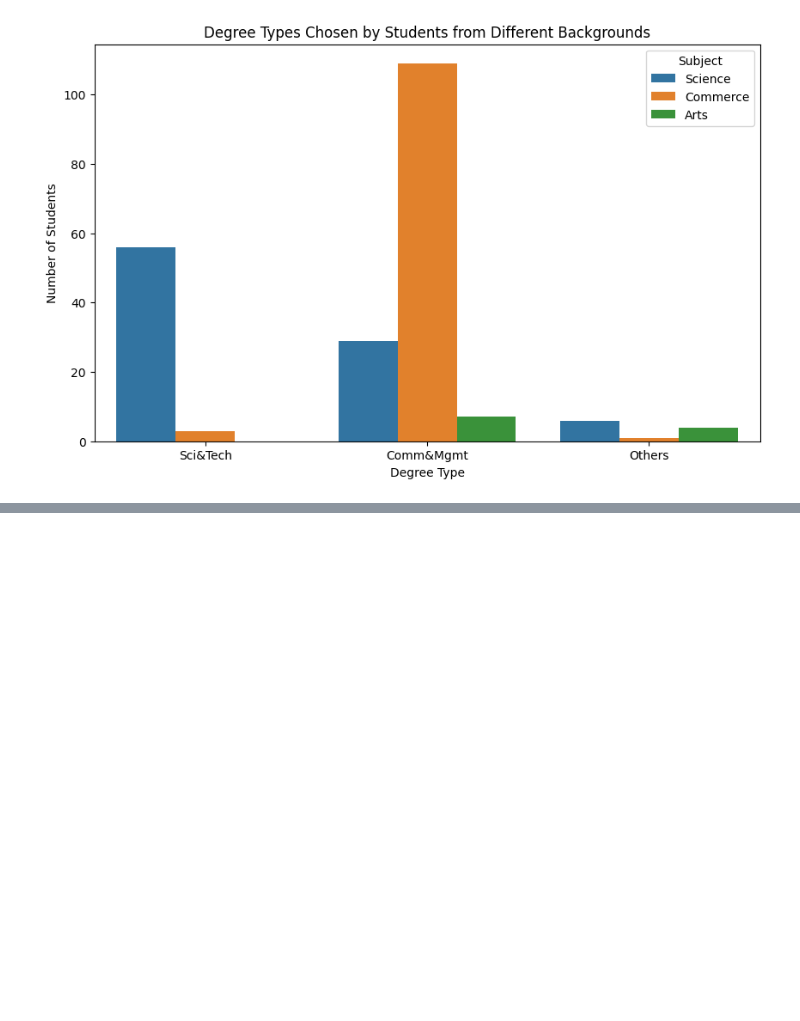
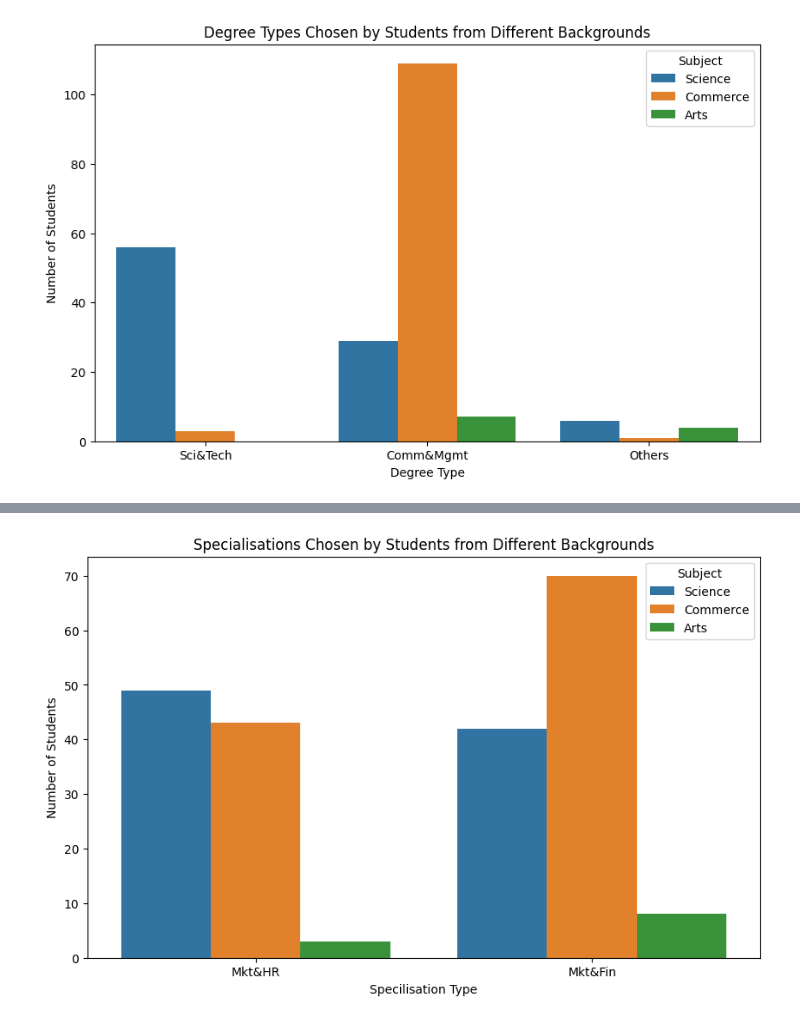
Before and after one commit to ShamindaKanchana/Placement-Insights-Unveiling-Trends-in-Student-Career-Trajectories, a Jupyter notebook: Notebook/unrevealing_trends.ipynb, the cells around one changed output, grey strips where cells are left out. Saved outputs shown, nothing was run; the diff lists cells and outputs as text; code cells hidden in the pictures; blank space fills up the shorter version.

```diff
--- a/Notebook/unrevealing_trends.ipynb
+++ b/Notebook/unrevealing_trends.ipynb
@@ -404,0 +414,32 @@ plt.show()
+# %%
+
+
+subset_df = df1[['hsc_s', 'specialisation']]
+
+
+science_students = subset_df[subset_df['hsc_s'] == 'Science']
+commerce_students = subset_df[subset_df['hsc_s'] == 'Commerce']
+arts_students = subset_df[subset_df['hsc_s'] == 'Arts']
+
+
+science_degree_counts = science_students['specialisation'].value_counts()
+commerce_degree_counts = commerce_students['specialisation'].value_counts()
+arts_degree_counts = arts_students['specialisation'].value_counts()
+
+
+combined_degree_counts = pd.DataFrame({
+    'Degree Type': science_degree_counts.index.tolist() + commerce_degree_counts.index.tolist() + arts_degree_counts.index.tolist(),
+    'Count': science_degree_counts.values.tolist() + commerce_degree_counts.values.tolist() + arts_degree_counts.values.tolist(),
+    'Subject': ['Science'] * len(science_degree_counts) + ['Commerce'] * len(commerce_degree_counts) + ['Arts'] * len(arts_degree_counts)
+})
+
+# Plotting the combined bar plot
+plt.figure(figsize=(10, 6))
+sns.barplot(data=combined_degree_counts, x='Degree Type', y='Count', hue='Subject')
+plt.xlabel('Specilisation Type')
+plt.ylabel('Number of Students')
+plt.title('Specialisations Chosen by Students from Different Backgrounds')
+plt.legend(title='Subject', loc='upper right')
+plt.show()
+# %% [output]
+[figure, added]
```
Also changed, not shown: parts of 2 cells of this notebook.
